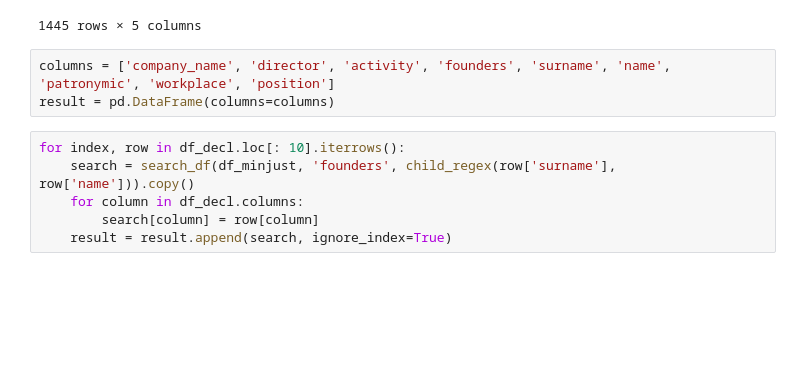
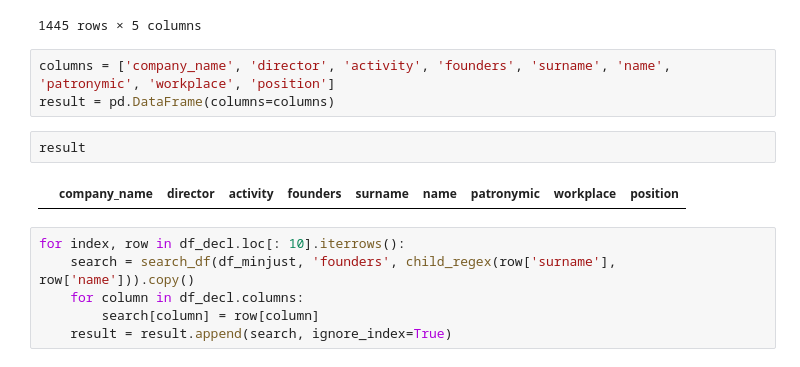
Before and after one commit to Rinatius/data-analysis-examples, a Jupyter notebook: df_children_search_russian_lang_implemented.ipynb, the cells around one changed output. Cells and saved outputs as stored; diff of their text form; blank space fills up the shorter version.

```diff
--- a/df_children_search_russian_lang_implemented.ipynb
+++ b/df_children_search_russian_lang_implemented.ipynb
@@ -68,6 +68,10 @@ df_decl
 # %%
 columns = ['company_name', 'director', 'activity', 'founders', 'surname', 'name', 'patronymic', 'workplace', 'position']
 result = pd.DataFrame(columns=columns)
+# %%
+result
+# %% [output]
+|  | company_name | director | activity | founders | surname | name | patronymic | workplace | position |
 # %%
 for index, row in df_decl.loc[: 10].iterrows():
     search = search_df(df_minjust, 'founders', child_regex(row['surname'], row['name'])).copy()
```
Also changed, not shown: parts of 1 cell of this notebook, 6 other files.
